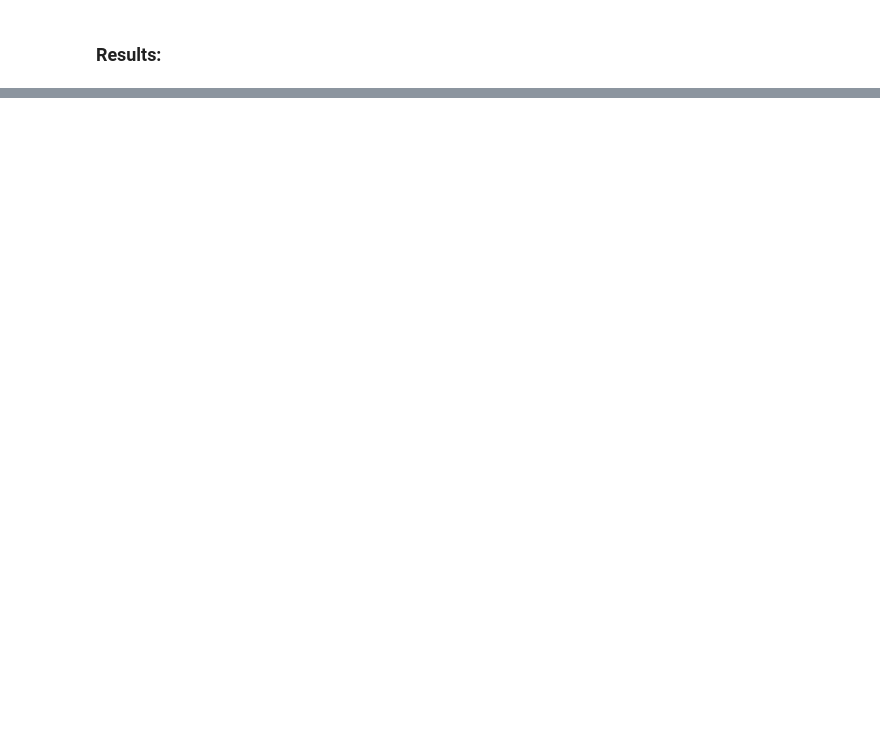
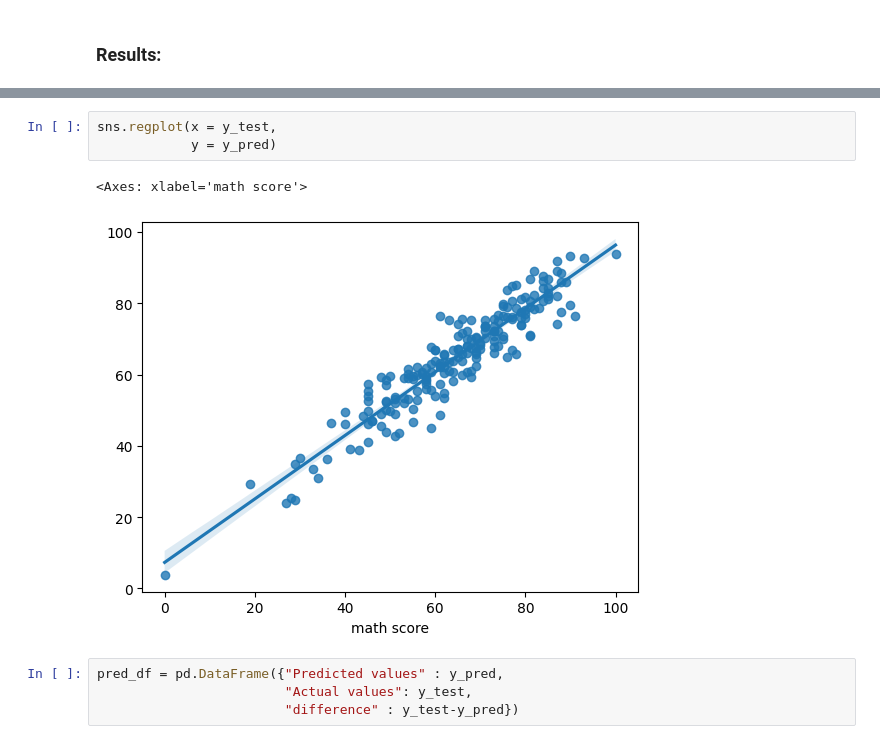
Before and after one commit to HMourad2023/ML-Project-1, a Jupyter notebook: src/notebooks/MODEL_TRAINING.ipynb, the cells around one changed output, grey strips where cells are left out. Cells and saved outputs as stored; diff of their text form; blank space fills up the shorter version.

```diff
--- a/src/notebooks/MODEL_TRAINING.ipynb
+++ b/src/notebooks/MODEL_TRAINING.ipynb
@@ -240,0 +237,10 @@ pd.DataFrame(list(zip(model_list,r2_list)),columns = ['Model Name','R2_Score']).
+# %%
+sns.regplot(x = y_test,
+            y = y_pred)
+# %% [output]
+<Axes: xlabel='math score'>
+[figure, added]
+# %%
+pred_df = pd.DataFrame({"Predicted values" : y_pred,
+                        "Actual values": y_test,
+                        "difference" : y_test-y_pred})
```
Also changed, not shown: parts of 11 cells of this notebook, 4 other files.
